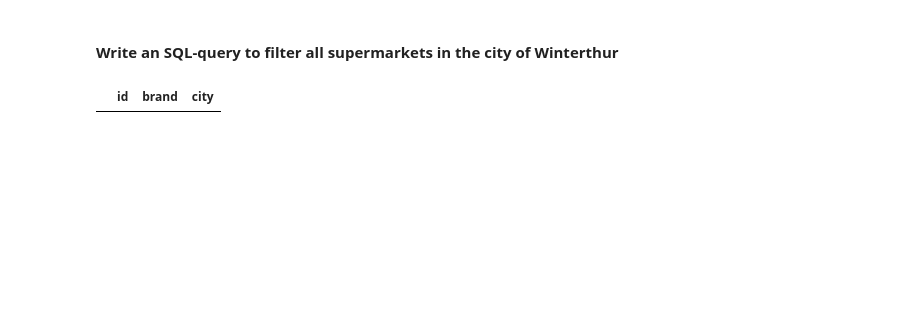
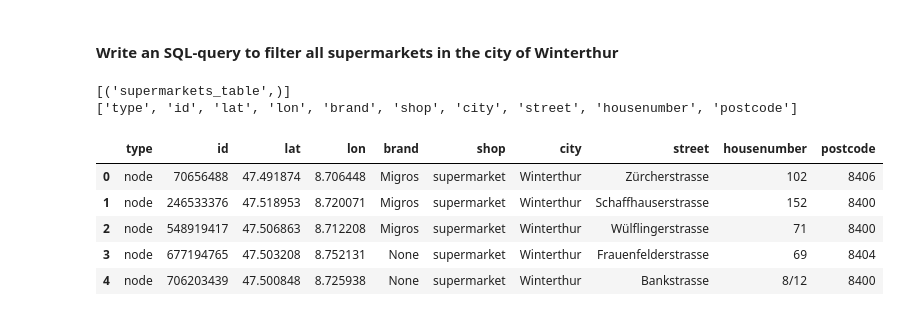
Before and after one commit to husicabe/data_analytics, a Jupyter notebook: Week_02/apartments_database_Python.ipynb, the cells around one changed output. Drawn from its saved outputs; the diff is of its cells as text; code cells hidden in the pictures; blank space fills up the shorter version.

```diff
--- a/Week_02/apartments_database_Python.ipynb
+++ b/Week_02/apartments_database_Python.ipynb
@@ -317,23 +307,31 @@ conn.commit()
 #### Write an SQL-query to filter all supermarkets in the city of Winterthur
 # %%
 # Open a connection to the data base 'apartment_database.db'
-conn = sqlite3.connect('supermarket_database.db')
+conn = sqlite3.connect('supermarkets_database.db')
 
-# Create cursor object
-cursor = conn.cursor()
+# List tables in supermarket_database.db
+cursor.execute("SELECT name FROM sqlite_master WHERE type='table';")
+tables = cursor.fetchall()
+print(tables)
+
+# List column names in supermarket_table
+cursor = conn.execute('SELECT * FROM supermarkets_table')
+colnames = list(map(lambda x: x[0], cursor.description))
+print(colnames)
 
 # Query the SQL-table
-cursor.execute('''SELECT id, brand, city
-               FROM supermarket_table
-               WHERE city = "Winterthur"''')
+cursor.execute('''SELECT * FROM supermarkets_table WHERE city = "Winterthur"''')
 
 df = pd.DataFrame(cursor.fetchall(),
-                  columns=['id', 'brand', 'city'])
+                  columns=['type', 'id', 'lat', 'lon', 'brand', 'shop', 'city', 'street', 'housenumber', 'postcode'])
 
-# Close connection
-conn.close()
-
-# Show results
-df
+df.head()
 # %% [output]
+[('supermarkets_table',)]
+['type', 'id', 'lat', 'lon', 'brand', 'shop', 'city', 'street', 'housenumber', 'postcode']
-|  | id | brand | city |
+|  | type | id | lat | lon | brand | shop | city | street | housenumber | postcode |
+| 0 | node | 70656488 | 47.491874 | 8.706448 | Migros | supermarket | Winterthur | Zürcherstrasse | 102 | 8406 |
+| 1 | node | 246533376 | 47.518953 | 8.720071 | Migros | supermarket | Winterthur | Schaffhauserstrasse | 152 | 8400 |
+| 2 | node | 548919417 | 47.506863 | 8.712208 | Migros | supermarket | Winterthur | Wülflingerstrasse | 71 | 8400 |
+| 3 | node | 677194765 | 47.503208 | 8.752131 | None | supermarket | Winterthur | Frauenfelderstrasse | 69 | 8404 |
+| 4 | node | 706203439 | 47.500848 | 8.725938 | None | supermarket | Winterthur | Bankstrasse | 8/12 | 8400 |
```
Also changed, not shown: parts of 3 cells of this notebook, 3 other files.
